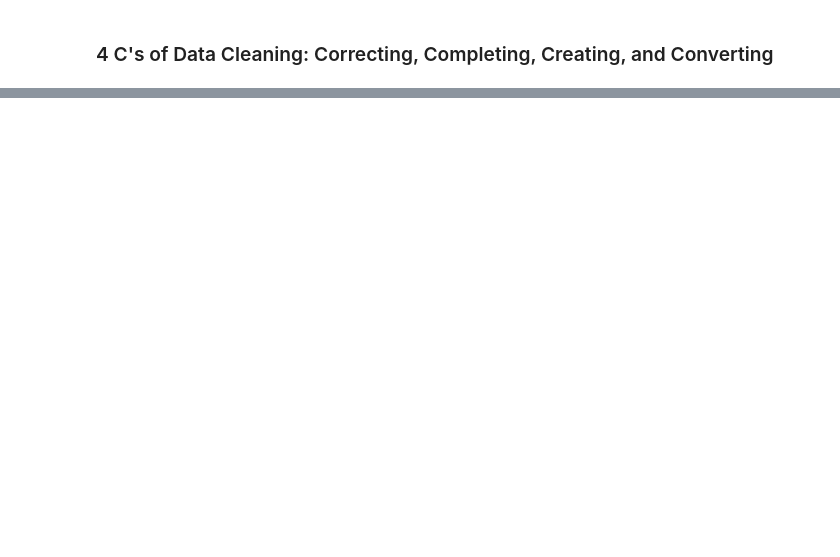
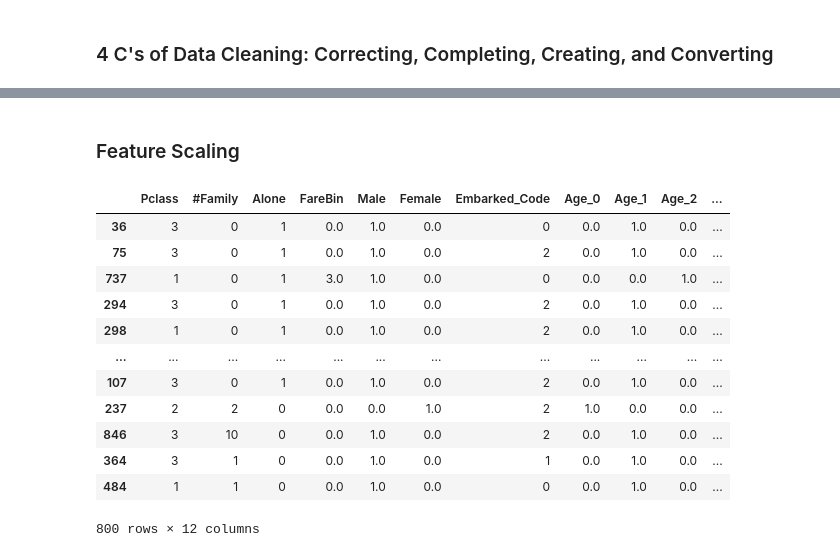
Before and after one commit to abdulaziz-snobra/Who-will-survive.-Titanic-Project, a Jupyter notebook: project.ipynb, the cells around one changed output, grey strips where cells are left out. Saved outputs shown, nothing was run; the diff lists cells and outputs as text; code cells hidden in the pictures; blank space fills up the shorter version.

```diff
--- a/project.ipynb
+++ b/project.ipynb
@@ -217,0 +262,22 @@ data_test.drop(['FareBin_Code'],axis=1,inplace=True)
+# %% [markdown]
+### Feature Scaling
+# %%
+#Delete Unwanted cols
+drop_column=['Sex','AgeBin','Fare','Age','SibSp','Parch','Embarked']
+data_train.drop(drop_column,axis=1,inplace=True)
+data_test.drop(drop_column,axis=1,inplace=True)
+data_train
+# %% [output]
+|  | Pclass | #Family | Alone | FareBin | Male | Female | Embarked_Code | Age_0 | Age_1 | Age_2 | ... |
+| 36 | 3 | 0 | 1 | 0.0 | 1.0 | 0.0 | 0 | 0.0 | 1.0 | 0.0 | ... |
+| 75 | 3 | 0 | 1 | 0.0 | 1.0 | 0.0 | 2 | 0.0 | 1.0 | 0.0 | ... |
+| 737 | 1 | 0 | 1 | 3.0 | 1.0 | 0.0 | 0 | 0.0 | 0.0 | 1.0 | ... |
+| 294 | 3 | 0 | 1 | 0.0 | 1.0 | 0.0 | 2 | 0.0 | 1.0 | 0.0 | ... |
+| 298 | 1 | 0 | 1 | 0.0 | 1.0 | 0.0 | 2 | 0.0 | 1.0 | 0.0 | ... |
+| ... | ... | ... | ... | ... | ... | ... | ... | ... | ... | ... | ... |
+| 107 | 3 | 0 | 1 | 0.0 | 1.0 | 0.0 | 2 | 0.0 | 1.0 | 0.0 | ... |
+| 237 | 2 | 2 | 0 | 0.0 | 0.0 | 1.0 | 2 | 1.0 | 0.0 | 0.0 | ... |
+| 846 | 3 | 10 | 0 | 0.0 | 1.0 | 0.0 | 2 | 0.0 | 1.0 | 0.0 | ... |
+| 364 | 3 | 1 | 0 | 0.0 | 1.0 | 0.0 | 1 | 0.0 | 1.0 | 0.0 | ... |
+| 484 | 1 | 1 | 0 | 0.0 | 1.0 | 0.0 | 0 | 0.0 | 1.0 | 0.0 | ... |
+800 rows × 12 columns
```
Also changed, not shown: parts of 25 cells of this notebook, 1 other file.
